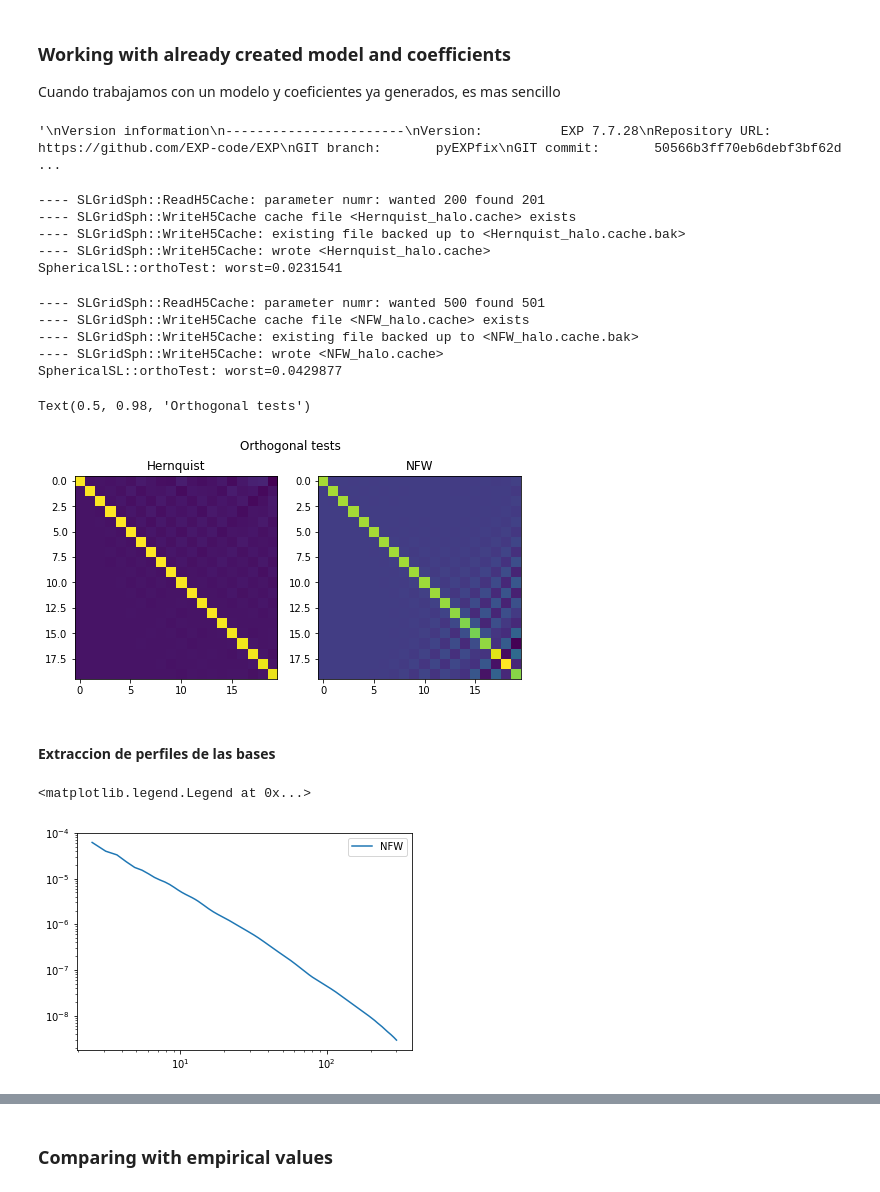
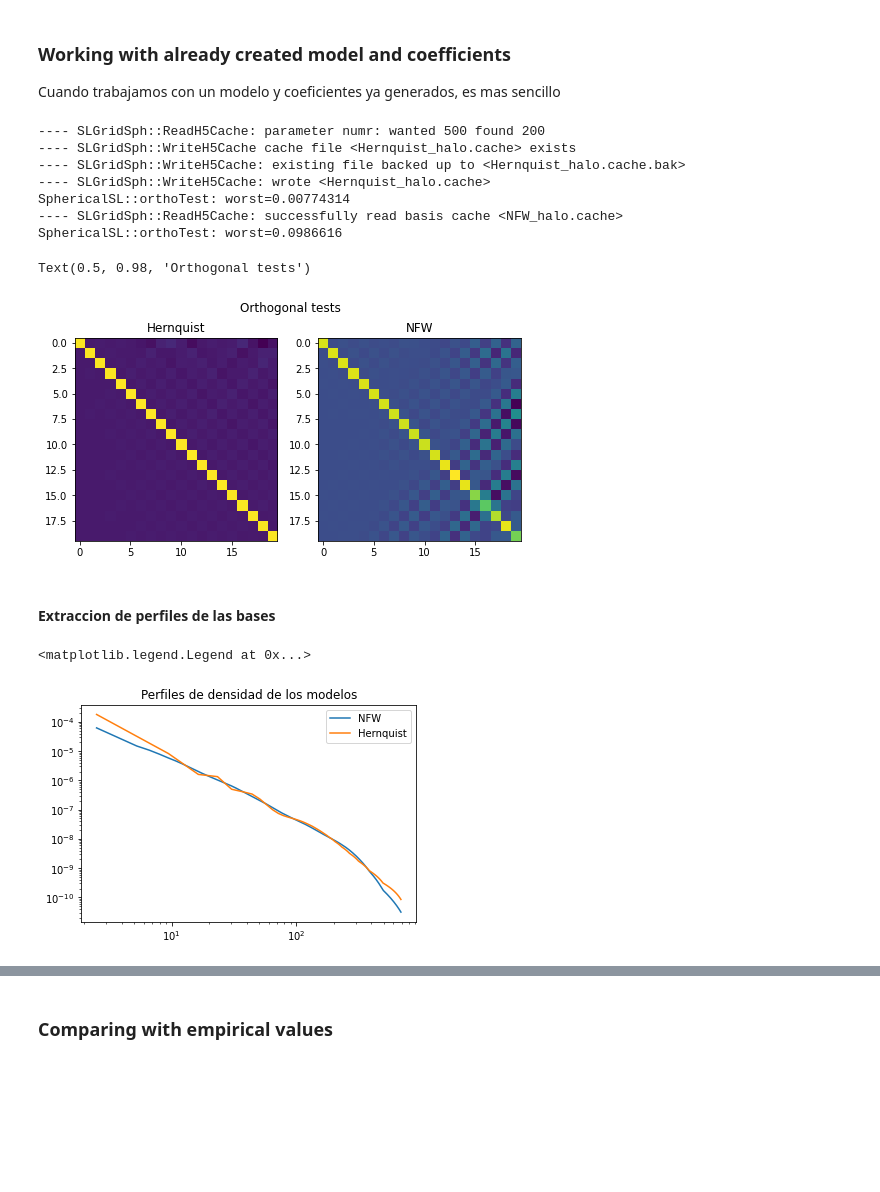
Before and after one commit to Markiribu/EXP_taller, a Jupyter notebook: virgo_exp/loading_basis.ipynb, the cells around one changed output, grey strips where cells are left out. Saved outputs shown, nothing was run; the diff lists cells and outputs as text; code cells hidden in the pictures; blank space fills up the shorter version.

```diff
--- a/virgo_exp/loading_basis.ipynb
+++ b/virgo_exp/loading_basis.ipynb
@@ -16,34 +16,29 @@ GIT branch:       pyEXPfix
 GIT commit:       50566b3ff70eb6debf3bf62d814ce9db7694a8c9
 Compile time:     2024-03-28 13:07:55 UTC
 """
+R99 = 689.28
-# %% [output]
-'\nVersion information\n-----------------------\nVersion:          EXP 7.7.28\nRepository URL:   https://github.com/EXP-code/EXP\nGIT branch:       pyEXPfix\nGIT commit:       50566b3ff70eb6debf3bf62d ...
 # %%
 model = 'Hernquist'
 Hern_config = EXPtools.basis_builder.basis_utils.make_config('sphereSL',lmax=6,nmax=20,
                                              modelname=f'{model}_model.txt',cachename=f'{model}_halo.cache',
-                                             numr=200, rmin=2.5, rmax=300, scale=1)
+                                             numr=500, rmin=2.5, rmax=R99, scale=1)
 Hern_basis = pyEXP.basis.Basis.factory(Hern_config)
 Hern_coefs = pyEXP.coefs.Coefs.factory('Hernquist_halo.h5')
-# %% [output]
----- SLGridSph::ReadH5Cache: parameter numr: wanted 200 found 201
----- SLGridSph::WriteH5Cache cache file <Hernquist_halo.cache> exists
----- SLGridSph::WriteH5Cache: existing file backed up to <Hernquist_halo.cache.bak>
----- SLGridSph::WriteH5Cache: wrote <Hernquist_halo.cache>
-SphericalSL::orthoTest: worst=0.0231541
 # %%
 model = 'NFW'
 NFW_config = EXPtools.basis_builder.basis_utils.make_config('sphereSL',lmax=6,nmax=20,
                                              modelname=f'{model}_model.txt',cachename=f'{model}_halo.cache',
-                                             numr=500, rmin=2.5, rmax=300, scale=1)
+                                             numr=500, rmin=2.5, rmax=R99, scale=1)
 NFW_basis = pyEXP.basis.Basis.factory(NFW_config)
 NFW_coefs = pyEXP.coefs.Coefs.factory('NFW_halo.h5')
 # %% [output]
----- SLGridSph::ReadH5Cache: parameter numr: wanted 500 found 501
----- SLGridSph::WriteH5Cache cache file <NFW_halo.cache> exists
----- SLGridSph::WriteH5Cache: existing file backed up to <NFW_halo.cache.bak>
----- SLGridSph::WriteH5Cache: wrote <NFW_halo.cache>
-SphericalSL::orthoTest: worst=0.0429877
+---- SLGridSph::ReadH5Cache: parameter numr: wanted 500 found 200
+---- SLGridSph::WriteH5Cache cache file <Hernquist_halo.cache> exists
+---- SLGridSph::WriteH5Cache: existing file backed up to <Hernquist_halo.cache.bak>
+---- SLGridSph::WriteH5Cache: wrote <Hernquist_halo.cache>
+SphericalSL::orthoTest: worst=0.00774314
+---- SLGridSph::ReadH5Cache: successfully read basis cache <NFW_halo.cache>
+SphericalSL::orthoTest: worst=0.0986616
 # %%
 import matplotlib.pyplot as plt
 
@@ -57,22 +52,25 @@ ax[1].set_title('NFW')
 fig.suptitle('Orthogonal tests')
 # %% [output]
 Text(0.5, 0.98, 'Orthogonal tests')
-[figure, old version]
+[figure, new version]
 # %% [markdown]
 #### Extraccion de perfiles de las bases
 # %%
 field = 'dens'
 
-rad_NFW, field_dens_NFW = EXPtools.visuals.visualize.spherical_avg_prop(NFW_basis,NFW_coefs, rmin=2.5, rmax=300, nbins=500, log_space=False, time=0, property=field, include_monopole=False)
-#rad_Hern, field_dens_Hern = EXPtools.visuals.visualize.spherical_avg_prop(Hern_basis,Hern_coefs, rmin=2.5, rmax=300, nbins=200, log_space=False, time=0, property=field, include_monopole=False)
+rad_NFW, field_dens_NFW = EXPtools.visuals.visualize.spherical_avg_prop(NFW_basis,NFW_coefs, rmin=2.5, rmax=R99, nbins=500, log_space=False, time=0, property=field,
+                                                                        include_monopole=False)
+rad_Hern, field_dens_Hern = EXPtools.visuals.visualize.spherical_avg_prop(Hern_basis,Hern_coefs, rmin=2.5, rmax=R99, nbins=100, log_space=False, time=0, property=field,
+                                                                          include_monopole=False)
 plt.plot(rad_NFW, field_dens_NFW, label='NFW')
-#plt.plot(rad_Hern, field_dens_Hern, label='Hernquist')
+plt.plot(rad_Hern, field_dens_Hern, label='Hernquist')
 plt.xscale('log')
 plt.yscale('log')
+plt.title('Perfiles de densidad de los modelos')
 plt.legend()
 # %% [output]
 <matplotlib.legend.Legend at 0x...>
-[figure, old version]
+[figure, new version]
 # %%
 field = 'pot'
 
```
Also changed, not shown: parts of 13 cells of this notebook.
